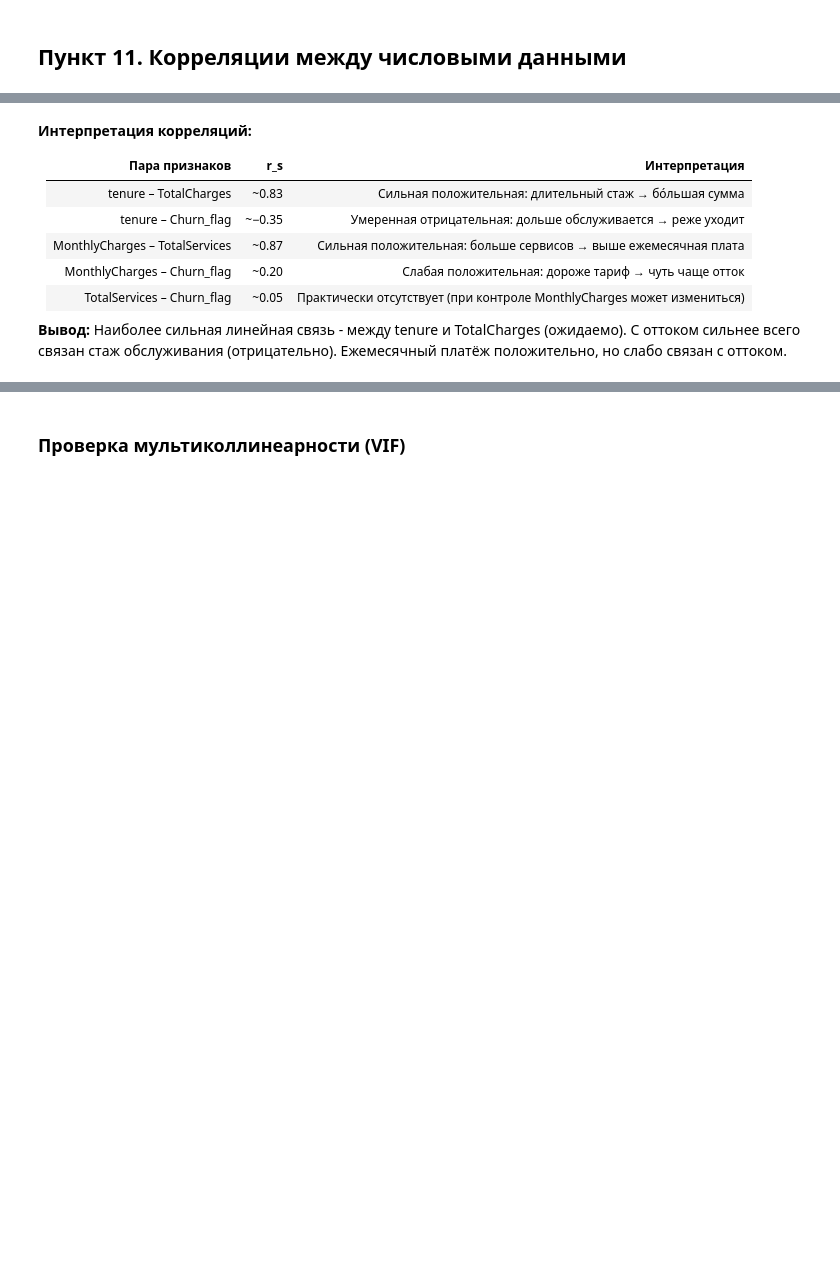
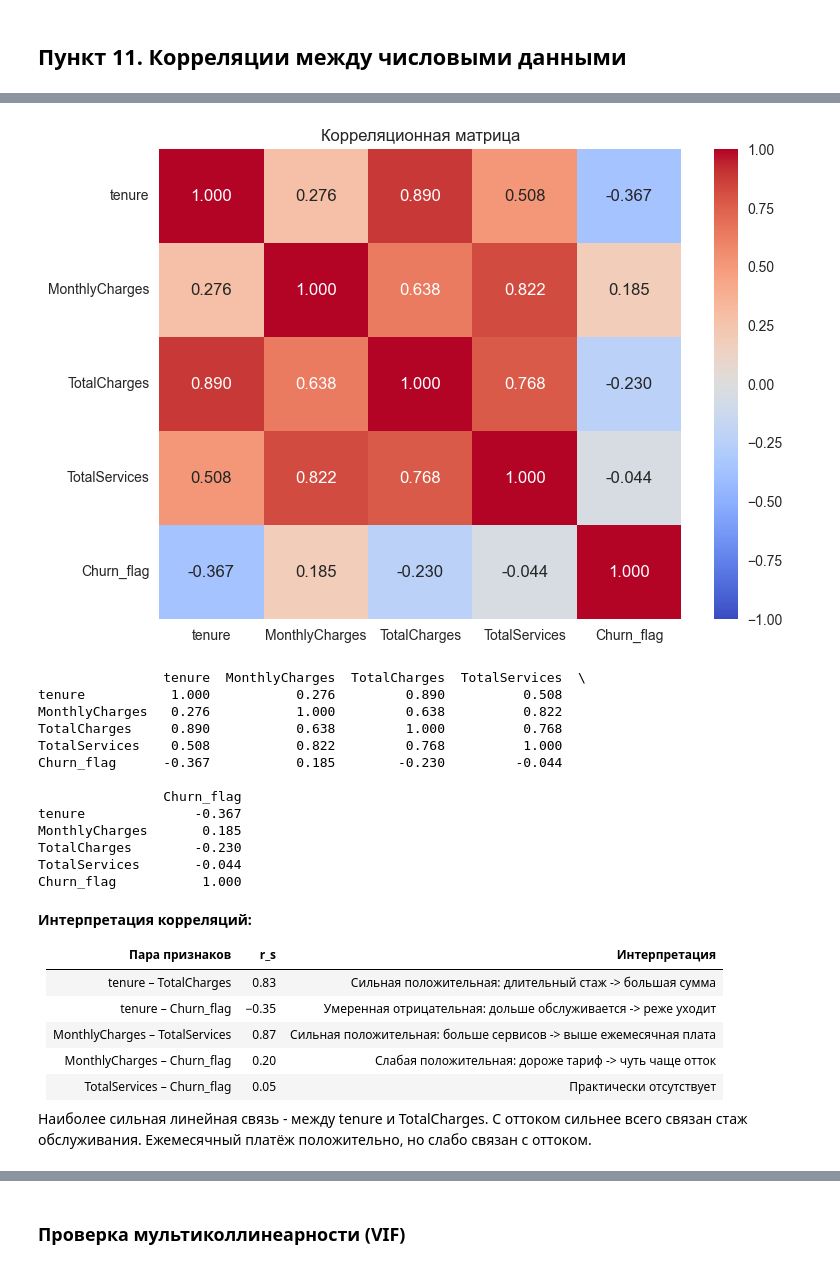
Before and after one commit to ilyaytrewq/Data_analysis_project, a Jupyter notebook: Tikhonov_Takhunov.ipynb, the cells around one changed output, grey strips where cells are left out. Drawn from its saved outputs; the diff is of its cells as text; code cells hidden in the pictures; blank space fills up the shorter version.

```diff
--- a/Tikhonov_Takhunov.ipynb
+++ b/Tikhonov_Takhunov.ipynb
@@ -349,28 +590,41 @@ for col in ['tenure', 'MonthlyCharges', 'TotalCharges', 'TotalServices']:
 # %%
-# Корреляционная матрица (Спирмен)
 numeric_cols = ['tenure', 'MonthlyCharges', 'TotalCharges', 'TotalServices', 'Churn_flag']
 corr_spearman = df[numeric_cols].corr(method='spearman').round(3)
 
-fig, ax = plt.subplots(figsize=(9, 7))
-sns.heatmap(corr_spearman, annot=True, fmt='.3f', cmap='RdBu_r', center=0,
-            square=True, linewidths=0.5, ax=ax, vmin=-1, vmax=1)
-ax.set_title('Корреляционная матрица (Спирмен)', fontsize=14, fontweight='bold')
+fig, ax = plt.subplots()
+sns.heatmap(corr_spearman, annot=True, fmt='.3f', vmin=-1, vmax=1, cmap='coolwarm')
+ax.set_title('Корреляционная матрица')
 plt.tight_layout()
 plt.show()
 
 print(corr_spearman)
+# %% [output]
+[figure, added]
+                tenure  MonthlyCharges  TotalCharges  TotalServices  \
+tenure           1.000           0.276         0.890          0.508
+MonthlyCharges   0.276           1.000         0.638          0.822
+TotalCharges     0.890           0.638         1.000          0.768
+TotalServices    0.508           0.822         0.768          1.000
+Churn_flag      -0.367           0.185        -0.230         -0.044
+
+                Churn_flag
+tenure              -0.367
+MonthlyCharges       0.185
+TotalCharges        -0.230
+TotalServices       -0.044
+Churn_flag           1.000
 # %% [markdown]
 **Интерпретация корреляций:**
 
-| Пара признаков | r_s | Интерпретация |
-|---|---|---|
-| tenure – TotalCharges | ~0.83 | Сильная положительная: длительный стаж → бо́льшая сумма |
-| tenure – Churn_flag | ~−0.35 | Умеренная отрицательная: дольше обслуживается → реже уходит |
-| MonthlyCharges – TotalServices | ~0.87 | Сильная положительная: больше сервисов → выше ежемесячная плата |
-| MonthlyCharges – Churn_flag | ~0.20 | Слабая положительная: дороже тариф → чуть чаще отток |
-| TotalServices – Churn_flag | ~0.05 | Практически отсутствует (при контроле MonthlyCharges может измениться) |
+| Пара признаков | r_s | Интерпретация                                                |
+|---|---|--------------------------------------------------------------|
+| tenure – TotalCharges | 0.83 | Сильная положительная: длительный стаж -> большая сумма        |
+| tenure – Churn_flag | −0.35 | Умеренная отрицательная: дольше обслуживается -> реже уходит   |
+| MonthlyCharges – TotalServices | 0.87 | Сильная положительная: больше сервисов -> выше ежемесячная плата |
+| MonthlyCharges – Churn_flag | 0.20 | Слабая положительная: дороже тариф -> чуть чаще отток        |
+| TotalServices – Churn_flag | 0.05 | Практически отсутствует                                      |
 
-**Вывод:** Наиболее сильная линейная связь - между tenure и TotalCharges (ожидаемо). С оттоком сильнее всего связан стаж обслуживания (отрицательно). Ежемесячный платёж положительно, но слабо связан с оттоком.
+Наиболее сильная линейная связь - между tenure и TotalCharges. С оттоком сильнее всего связан стаж обслуживания. Ежемесячный платёж положительно, но слабо связан с оттоком.
 # %% [markdown]
 ## Пункт 12. Модель линейной регрессии
 
```
Also changed, not shown: parts of 119 cells of this notebook.
